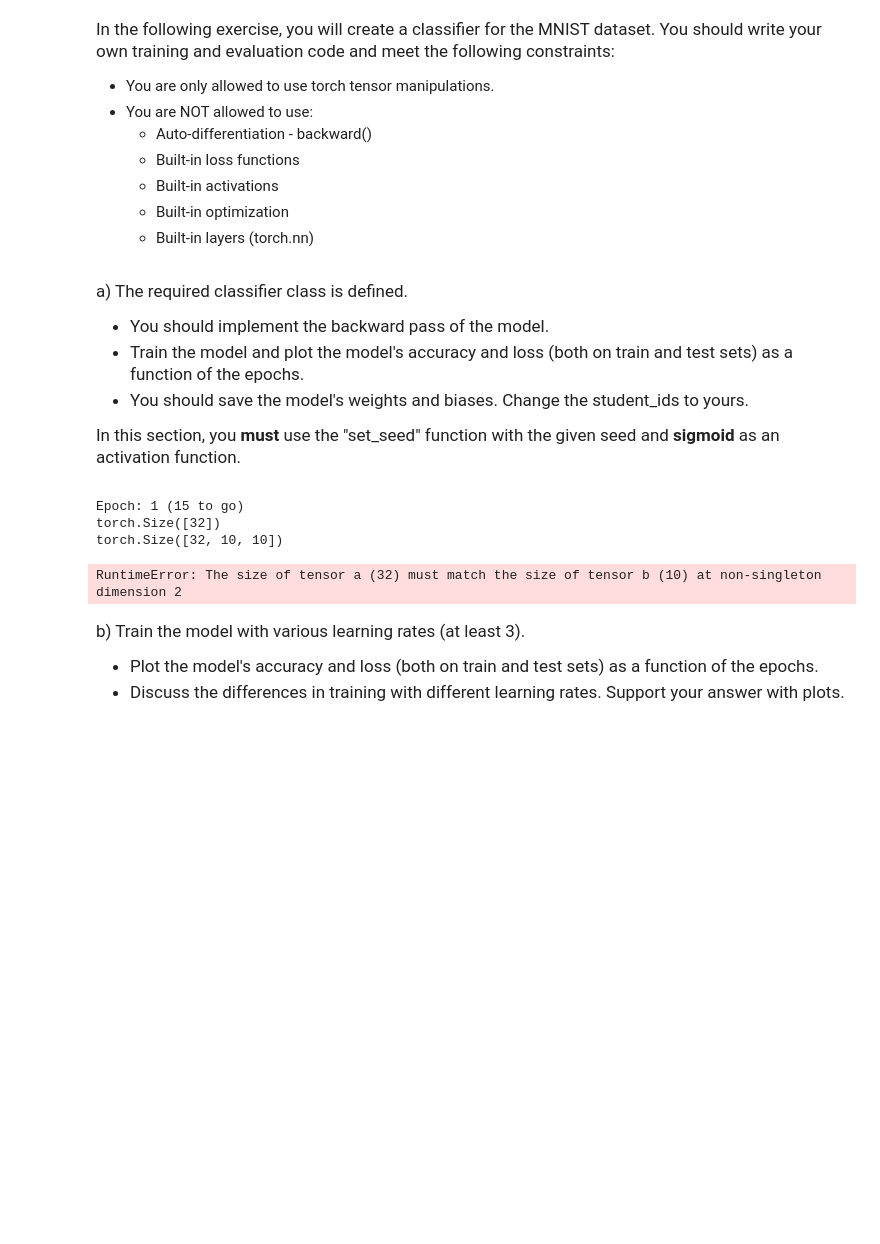
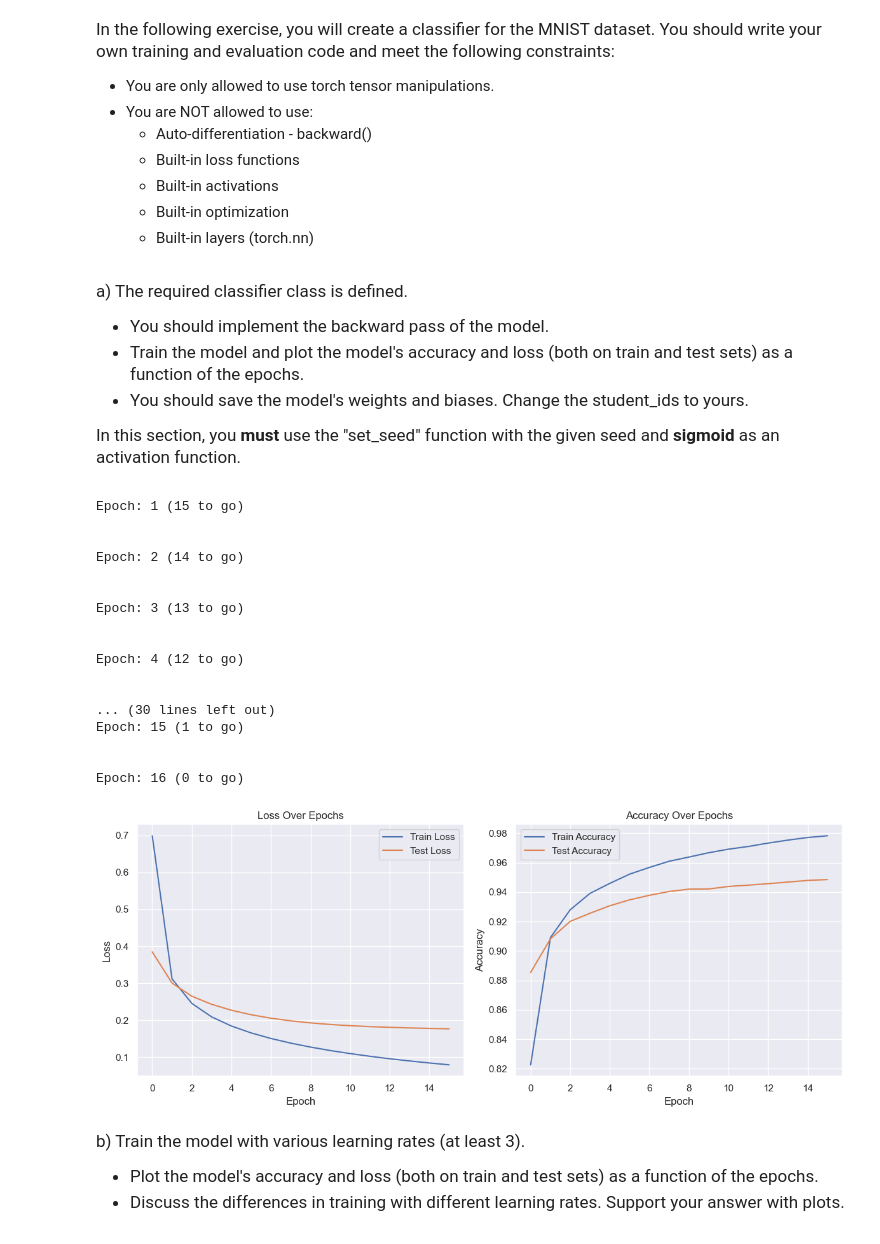
Before and after one commit to Hadar-Sug/HW1, a Jupyter notebook: ml2_HW1.ipynb, the cells around one changed output. Drawn from its saved outputs; the diff is of its cells as text; code cells hidden in the pictures; blank space fills up the shorter version.

```diff
--- a/ml2_HW1.ipynb
+++ b/ml2_HW1.ipynb
@@ -130,6 +142,0 @@ def d_softmax(x):
-# %%
-# Example usage
-x = torch.randn(3, 2)
-print(x) # Example input vector
-jacobian_matrix = d_softmax(x)
-print("Jacobian matrix of the softmax:", jacobian_matrix)
@@ -254,15 +246,14 @@ class FullyConnectedNetwork:
         return self.y_hat
 
     def backward(self, x, y, y_hat):
+        # Ensure y is one-hot encoded to match y_hat's shape
+        # Assuming y is not one-hot encoded, convert it using torch.nn.functional.one_hot
+        y_one_hot = torch.nn.functional.one_hot(y, num_classes=self.output_size).to(torch.float32)
         lr = self.lr
         batch_size = y.size(0)
-
-        dl_dy_hat = (1/batch_size)*((y_hat - y)/ (y_hat * (torch.ones(y_hat.shape[-1]) - y_hat)))
-        print(dl_dy_hat.shape)
-        print(d_softmax(self.z2).shape)
-        dl_dz2 =  dl_dy_hat * d_softmax(self.z2)
-
-        dl_dW2 = torch.matmul(torch.t(self.h), dl_dz2)
+        # Simplified derivative for cross-entropy with softmax
+        dl_dz2 =  cross_entropy_derivative(y_hat=y_hat,y=y_one_hot)
+        dl_dW2 = torch.matmul(torch.t(self.h1), dl_dz2)
         dl_db2 = torch.matmul(torch.t(dl_dz2), torch.ones(batch_size))
 
         dl_dh = torch.matmul(dl_dz2, torch.t(self.W2))
@@ -296,28 +287,32 @@ history = {
 
 # Function to calculate metrics for a given dataloader
 def calculate_metrics(dataloader, mode='train'):
-    total_loss, total_accuracy, total_samples = 0, 0, 0
+    total_loss, total_correct, total_samples = 0, 0, 0
     for X_batch, y_batch in dataloader:
         y_hat = model.forward(x=X_batch)
         loss = cross_entropy(y=y_batch, y_hat=y_hat)
         _, predicted = torch.max(y_hat, 1)
 
-        # Calculate the accuracy
-        accuracy = (predicted == y_batch).float().mean()
+        # Check if `y_batch` is one-hot encoded and convert if necessary
+        if y_batch.ndimension() > 1:
+            y_batch = y_batch.argmax(dim=1)
+
+        # Calculate the number of correct predictions
+        correct = (predicted == y_batch).sum().item()
 
 
         # Accumulate batch results
         total_loss += loss * len(y_batch)
-        total_accuracy += accuracy
-        total_samples += len(y_batch)
+        total_correct += correct
+        total_samples += X_batch.size(0)
 
         # Backpropagation for training mode
         if mode == 'train':
-            model.backward(x=X_batch, y=y_batch, y_hat=y_hat.max(dim=1).values)
+            model.backward(x=X_batch, y=y_batch, y_hat=y_hat)
 
     # Calculate and store epoch metrics
     history[f'{mode}_loss'].append(total_loss / total_samples)
-    history[f'{mode}_accuracy'].append(total_accuracy / total_samples)
+    history[f'{mode}_accuracy'].append(total_correct / total_samples)
 
 # Function to plot the training and testing loss and accuracy
 def plot_metrics(history):
@@ -330,34 +325,48 @@ def plot_metrics(history):
     plt.title('Loss Over Epochs')
     plt.xlabel('Epoch')
     plt.ylabel('Loss')
     plt.legend()
 
     # Plot training and testing accuracy
     plt.subplot(1, 2, 2)
     plt.plot(history['train_accuracy'], label='Train Accuracy')
     plt.plot(history['test_accuracy'], label='Test Accuracy')
     plt.title('Accuracy Over Epochs')
     plt.xlabel('Epoch')
     plt.ylabel('Accuracy')
     plt.legend()
 
     plt.tight_layout()
     plt.show()
 
 
 # Training and testing the model
 for epoch in range(EPOCHS):
     print(f'Epoch: {epoch+1} ({EPOCHS - (epoch+1)} to go)')
 
     calculate_metrics(train_dataloader, 'train')
     calculate_metrics(test_dataloader, 'test')
     print('\n')
 
 
 plot_metrics(history)
 # %% [output]
 Epoch: 1 (15 to go)
-torch.Size([32])
-torch.Size([32, 10, 10])
+
+
+Epoch: 2 (14 to go)
+
+
+Epoch: 3 (13 to go)
+
+
+Epoch: 4 (12 to go)
+
+
+... (30 lines left out)
+Epoch: 15 (1 to go)
+
+
+Epoch: 16 (0 to go)
-RuntimeError: The size of tensor a (32) must match the size of tensor b (10) at non-singleton dimension 2
+[figure, added]
 # %%
```
Also changed, not shown: parts of 28 cells of this notebook, 1 other file.
